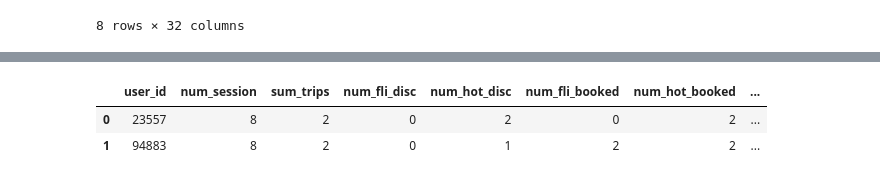
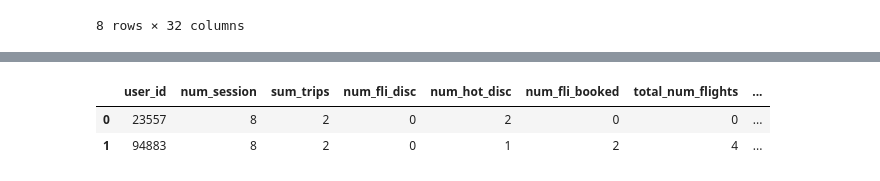
Before and after one commit to derewor/Travel-Tide-project, a Jupyter notebook: TravelTide_project_final.ipynb, the cells around one changed output, grey strips where cells are left out. Drawn from its saved outputs; the diff is of its cells as text; code cells hidden in the pictures.

```diff
--- a/TravelTide_project_final.ipynb
+++ b/TravelTide_project_final.ipynb
@@ -205,8 +162,8 @@ Index(['user_id', 'birthdate', 'gender', 'married', 'has_children',
 # %%
 # catagorization of the customers is made on the following columns. The catagorization is done at two level; one on session level table and second
 # on aggregated data at user level.
-category_session = final_table[['user_id','session_id','trip_idn','flight_discount','hotel_discount','flight_booked','hotel_booked','cancellation',
-                                  'rooms','hotel_per_room_usd','nights_corr', 'base_fare_usd','trip_length',
-                                  'seats','checked_bags','travel_lead_time','distance_km']]
+category_session = final_table[['user_id','session_id','trip_idn','flight_discount','hotel_discount','flight_booked','return_flight_booked','hotel_booked','cancellation',
+                                  'rooms','hotel_per_room_usd','nights_corr', 'base_fare_usd','trip_length', 'hotel_discount_amount',
+                                  'seats','checked_bags','travel_lead_time','distance_flown']]
 category_session.head(2)
 # %% [output]
@@ -215,0 +173,23 @@ category_session.head(2)
+# %%
+# Insert new feature into the table that calculates the total number of flights and the hotel hotel spend by an individual user.
+def flight_counts(row):
+  flight_booked = row['flight_booked']
+  return_flight_booked = row['return_flight_booked']
+  if flight_booked ==1 and return_flight_booked ==1:
+    return 2
+  elif flight_booked == 1 and return_flight_booked == 0:
+    return 1
+  else:
+    return 0
+category_session.loc[:,'total_flights'] = category_session.apply(flight_counts, axis=1)
+
+def total_hotel_spend(row):
+  hotel_per_room_usd = row['hotel_per_room_usd']
+  nights_corr = row['nights_corr']
+  rooms = row['rooms']
+  hotel_discount_amount = row['hotel_discount_amount']
+  if pd.isna(row['hotel_discount_amount']):
+    return hotel_per_room_usd * rooms * nights_corr
+  else:
+    return hotel_per_room_usd * rooms * nights_corr * (1 - hotel_discount_amount)
+category_session.loc[:,'total_hot_spend'] = category_session.apply(total_hotel_spend, axis=1)
@@ -216,27 +202,30 @@ category_session.head(2)
 # %%
 session_grouped = category_session.groupby('user_id').agg({'session_id':'count',
                                                             'trip_idn':'sum',
                                                             'flight_discount':'sum',
                                                             'hotel_discount':'sum',
                                                             'flight_booked':'sum',
+                                                            'total_flights':'sum',
                                                             'hotel_booked':'sum',
                                                             'cancellation':'sum',
                                                             'rooms':'sum',
                                                             'hotel_per_room_usd':'sum',
+                                                            'total_hot_spend':'sum',
                                                             'nights_corr':'sum',
                                                             'base_fare_usd':'sum',
                                                             'trip_length':'sum',
                                                             'seats':'sum',
                                                             'checked_bags':'sum',
                                                             'travel_lead_time':'sum',
-                                                            'distance_km':'sum'})
-session_grouped.columns = ['num_session','sum_trips','num_fli_disc','num_hot_disc','num_fli_booked','num_hot_booked','num_cancellation','num_rooms','sum_room_spend','sum_nights',
+                                                            'distance_flown':'sum'})
+session_grouped.columns = ['num_session','sum_trips','num_fli_disc','num_hot_disc','num_fli_booked','total_num_flights','num_hot_booked','num_cancellation','num_rooms',
+                           'sum_room_spend','total_hotel_spend','sum_nights',
                            'sum_fli_spend','sum_trip_length','num_seats','sum_checked_bags','sum_travel_lead_time','total_distance']
 session_grouped.reset_index().head(2)
 # %% [output]
-|  | user_id | num_session | sum_trips | num_fli_disc | num_hot_disc | num_fli_booked | num_hot_booked | ... |
-| 0 | 23557 | 8 | 2 | 0 | 2 | 0 | 2 | ... |
-| 1 | 94883 | 8 | 2 | 0 | 1 | 2 | 2 | ... |
+|  | user_id | num_session | sum_trips | num_fli_disc | num_hot_disc | num_fli_booked | total_num_flights | ... |
+| 0 | 23557 | 8 | 2 | 0 | 2 | 0 | 0 | ... |
+| 1 | 94883 | 8 | 2 | 0 | 1 | 2 | 4 | ... |
 # %%
 # the user level table for user related data
 category_user = final_table[['user_id','married','has_children','age']]
```
Also changed, not shown: parts of 62 cells of this notebook.
